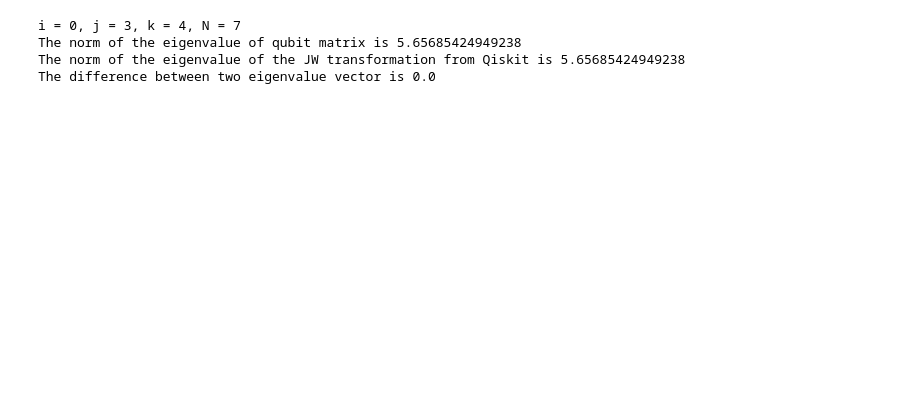
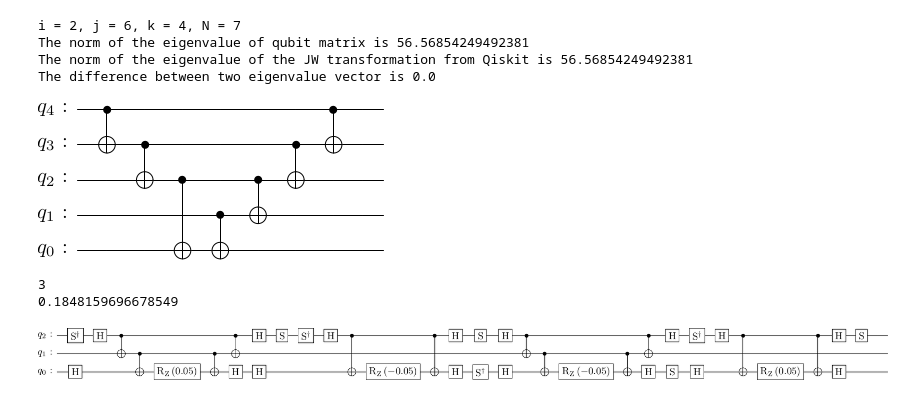
Before and after one commit to TianXue2002/JW-transformation, a Jupyter notebook: jw_transformation.ipynb, the cells around one changed output. Saved outputs shown, nothing was run; the diff lists cells and outputs as text; code cells hidden in the pictures; blank space fills up the shorter version.

Commit message:
add inter countrolled single hopping circuit

```diff
--- a/jw_transformation.ipynb
+++ b/jw_transformation.ipynb
@@ -61,10 +126,10 @@ def construct_inter_controlled_single_hopping_qubit_matrix(i,j,k,t,N):
 # %%
 N = 7
-i = 0
-j = 3
+i = 2
+j = 6
 k = 4
-t = 1
-H = construct_inter_controlled_single_hopping_qubit_matrix(i, j, k, t, N)
+t = 10
+H = construct_controlled_single_hopping_qubit_matrix(i, j, k, t, N)
 ops = FermionicOp({"+_" + str(i)+" +_"+str(j)+ " -_" + str(j)+" -_"+str(k) : t,\
                     "+_" + str(k)+" +_"+str(j)+ " -_" + str(j)+" -_"+str(i):-t}, num_spin_orbitals=N)
 mapper = JordanWignerMapper()
@@ -73,6 +138,7 @@ jw_op = qi.Operator(jw_op).to_matrix()
 jw_op = np.array(jw_op)
 
 eigH = np.linalg.eig(H)[0]
+
 eigJW = np.linalg.eig(jw_op)[0]
 eigH = np.sort(1j*eigH)
 eigJW = np.sort(1j*eigJW)
@@ -81,7 +147,7 @@ print(f"The norm of the eigenvalue of qubit matrix is {np.linalg.norm(eigH)}")
 print(f"The norm of the eigenvalue of the JW transformation from Qiskit is {np.linalg.norm(eigJW)}")
 print(f"The difference between two eigenvalue vector is {np.sum(abs(eigH - eigJW))}")
 # %% [output]
-i = 0, j = 3, k = 4, N = 7
-The norm of the eigenvalue of qubit matrix is 5.65685424949238
-The norm of the eigenvalue of the JW transformation from Qiskit is 5.65685424949238
+i = 2, j = 6, k = 4, N = 7
+The norm of the eigenvalue of qubit matrix is 56.56854249492381
+The norm of the eigenvalue of the JW transformation from Qiskit is 56.56854249492381
 The difference between two eigenvalue vector is 0.0
@@ -87,0 +216,32 @@ The difference between two eigenvalue vector is 0.0
+# %%
+N = 5
+i = 0
+j = 2
+k = 4
+qc = QuantumCircuit(N)
+create_ladder_cnot(qc,i, j, N)
+qc.cx(N-j-1, N-j-3)
+create_ladder_cnot(qc, j+2, k, N)
+create_inverse_ladder_cnot(qc, i, k ,N)
+display(qc.draw("latex", reverse_bits=True))
+# %% [output]
+[figure, added]
+# %%
+N = 3
+i = 0
+j = 1
+k = 2
+t = 0.1
+qc = construct_inter_controlled_single_hopping_circuit(i,j,k,N,t)
+M = qi.Operator(qc).to_matrix()
+M = np.array(M)
+H = construct_controlled_single_hopping_qubit_matrix(i,j,k,N,t)
+H = expm(t*H)
+print(np.sum(abs(H-M)))
+# %% [output]
+3
+0.1848159696678549
+# %%
+display(qc.draw("latex", reverse_bits=True))
+# %% [output]
+[figure, added]
```
Also changed, not shown: parts of 2 cells of this notebook, 2 other files.
